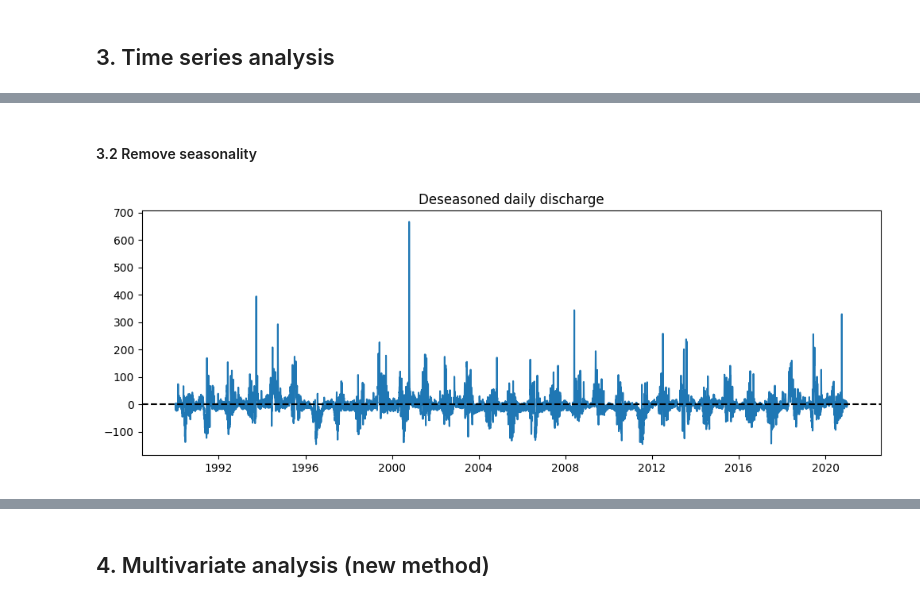
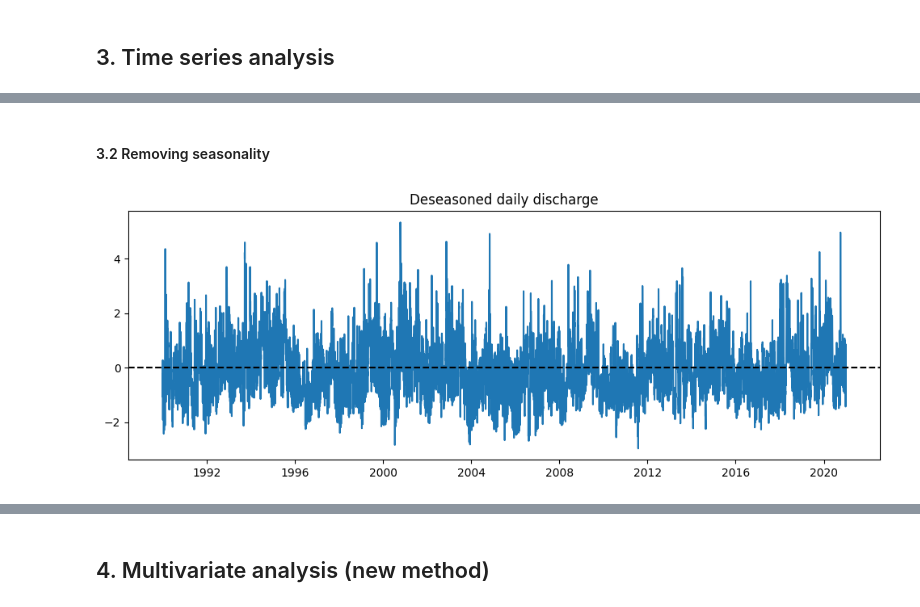
Before and after one commit to javierfeller/stochastic_hydrology, a Jupyter notebook: notebooks/script.ipynb, the cells around one changed output, grey strips where cells are left out. Saved outputs shown, nothing was run; the diff lists cells and outputs as text; code cells hidden in the pictures.

Commit message:
Add time series analysis

```diff
--- a/notebooks/script.ipynb
+++ b/notebooks/script.ipynb
@@ -102,9 +126,10 @@ sion_gauge_90.head(3)
 # %% [markdown]
 #### Sion gauging station - Rhone - Daily discharge frequency diagram 1990-2020
 # %%
-sion_gauge_90["date"] = pd.to_datetime(sion_gauge_90["date"])
-sion_gauge_90 = sion_gauge_90.set_index("date", drop=False)
+sion_gauge_90["date"] = pd.to_datetime(sion_gauge_90["date"]) # make date an datetimeobject
+sion_gauge_90 = sion_gauge_90.set_index("date", drop=True) #set date as index
 
+#Plot the discharge volume for all years
 sion_gauge_90["discharge_vol(m3/s)"].plot(title="Daily discharge [m3/s] at gauging station of Sion", xlabel="Date", ylabel="Discharge [m3/s] ")
 # %% [output]
 <Axes: title={'center': 'Daily discharge [m3/s] at gauging station of Sion'}, xlabel='Date', ylabel='Discharge [m3/s] '>
@@ -269,31 +367,39 @@ plt.show()
 # %% [markdown]
-#### 3.2 Remove seasonality
+#### 3.2 Removing seasonality
 # %%
-sion_gauge_90["doy"] = sion_gauge_90["date"].dt.dayofyear
-seasonal = (
+# Day of year
+sion_gauge_90["doy"] = sion_gauge_90.index.dayofyear
+
+# Seasonal mean and std for each day of year
+seasonal_mean = (
     sion_gauge_90
     .groupby("doy")["discharge_vol(m3/s)"]
     .mean()
 )
 
-sion_gauge_90["seasonal"] = (
-    sion_gauge_90["doy"].map(seasonal)
+seasonal_std = (
+    sion_gauge_90
+    .groupby("doy")["discharge_vol(m3/s)"]
+    .std()
 )
 
-sion_gauge_90["deseasoned"] = (
-    sion_gauge_90["discharge_vol(m3/s)"]
-    - sion_gauge_90["seasonal"]
+# Map back to dataframe
+sion_gauge_90["seasonal_mean"] = sion_gauge_90["doy"].map(seasonal_mean)
+sion_gauge_90["seasonal_std"] = sion_gauge_90["doy"].map(seasonal_std)
+
+# Deseasoned and standardized series
+sion_gauge_90["discharge_stationary"] = (
+    (sion_gauge_90["discharge_vol(m3/s)"] - sion_gauge_90["seasonal_mean"])
+    / sion_gauge_90["seasonal_std"]
 )
 # %%
-import matplotlib.pyplot as plt
-
 plt.figure(figsize=(12,4))
 plt.plot(
-    sion_gauge_90["date"],
-    sion_gauge_90["deseasoned"]
+    sion_gauge_90.index,
+    sion_gauge_90["discharge_stationary"]
 )
 plt.axhline(0, color="black", linestyle="--")
 plt.title("Deseasoned daily discharge")
 plt.show()
 # %% [output]
-[figure, old version]
+[figure, new version]
```
Also changed, not shown: parts of 56 cells of this notebook.
